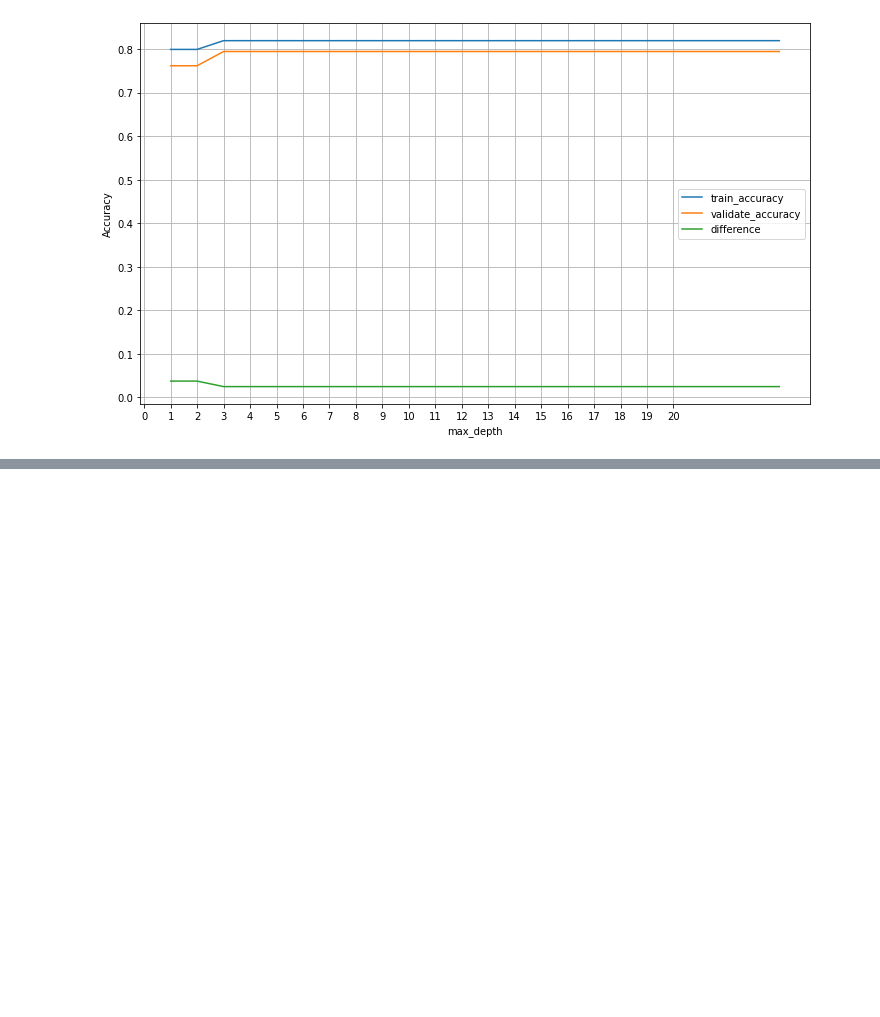
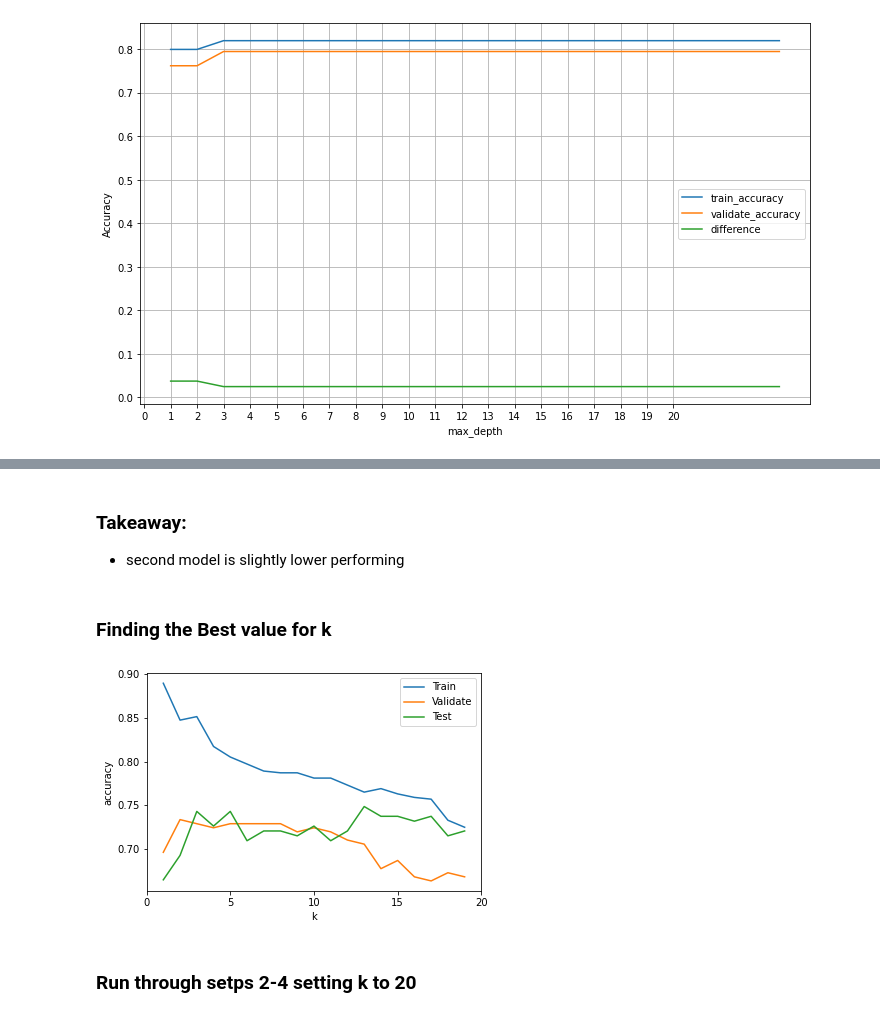
Before and after one commit to bradgauvin/classification-exercises, a Jupyter notebook: model.ipynb, the cells around one changed output, grey strips where cells are left out. Saved outputs shown, nothing was run; the diff lists cells and outputs as text; code cells hidden in the pictures; blank space fills up the shorter version.

```diff
--- a/model.ipynb
+++ b/model.ipynb
@@ -712,0 +934,8 @@ plt.grid()
+# %%
+# x_and_y function wouldn't update to new features
+x_validate = validate[features]
+y_validate = validate['survived']
+x_validate
+
+x_test = test[features]
+y_test = test['survived']
@@ -712,0 +951,30 @@ plt.grid()
+# %% [markdown]
+### Takeaway:
+ - second model is slightly lower performing
+# %% [markdown]
+### Finding the Best value for k
+# %%
+import matplotlib.pyplot as plt
+k_range = range(1, 20)
+train_scores = []
+validate_scores = []
+test_scores = []
+for k in k_range:
+    knn = KNeighborsClassifier(n_neighbors = k)
+    knn.fit(x_train, y_train)
+    train_scores.append(knn.score(x_train, y_train))
+    validate_scores.append(knn.score(x_validate, y_validate))
+    test_scores.append(knn.score(x_test, y_test))
+plt.figure()
+plt.xlabel('k')
+plt.ylabel('accuracy')
+plt.plot(k_range, train_scores, label='Train')
+plt.plot(k_range, validate_scores, label='Validate')
+plt.plot(k_range, test_scores, label='Test')
+plt.legend()
+plt.xticks([0,5,10,15,20])
+plt.show()
+# %% [output]
+[figure, added]
+# %% [markdown]
+### Run through setps 2-4 setting k to 20
```
Also changed, not shown: parts of 78 cells of this notebook.
